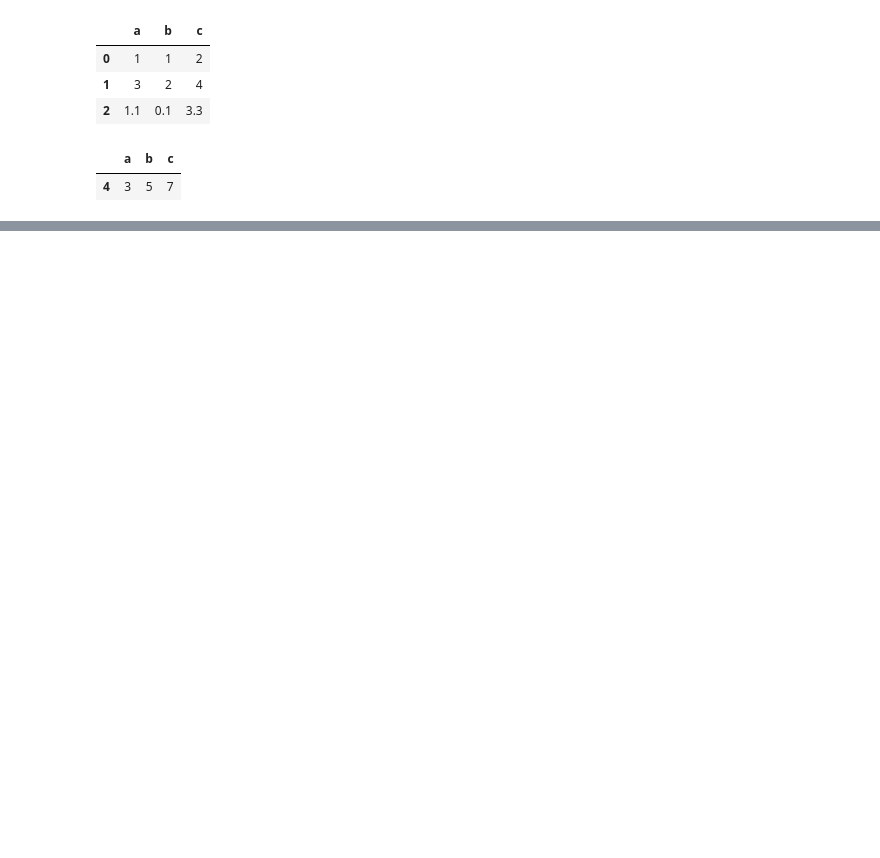
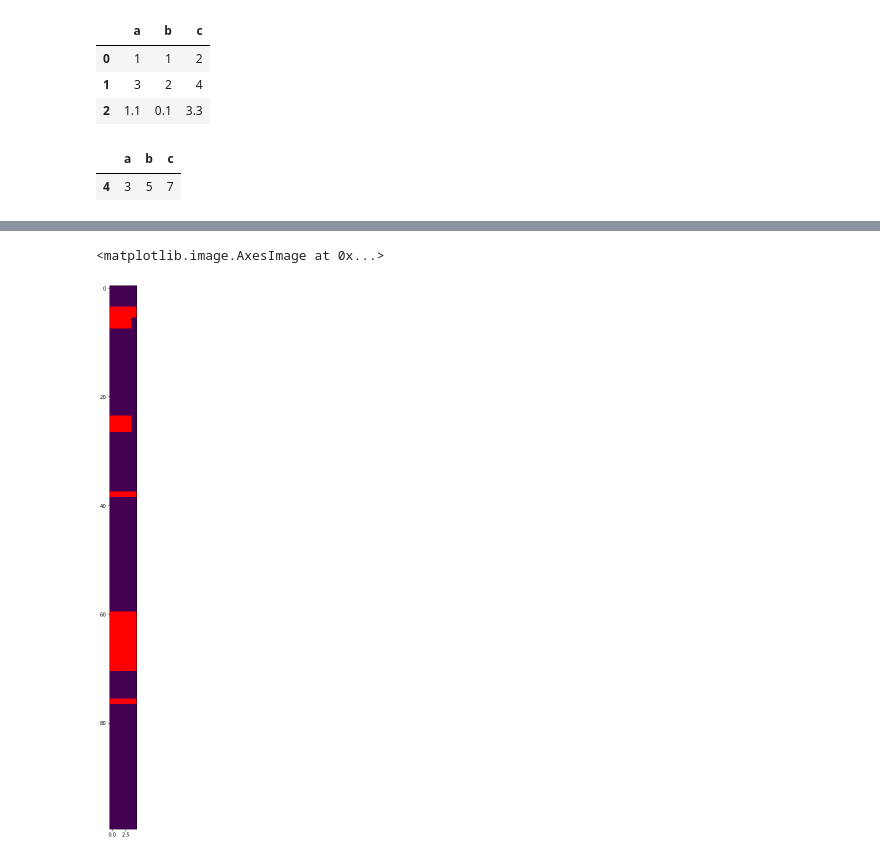
Before and after one commit to shevious/webstudy, a Jupyter notebook: deep/water/pdtest.ipynb, the cells around one changed output, grey strips where cells are left out. Drawn from its saved outputs; the diff is of its cells as text; code cells hidden in the pictures; blank space fills up the shorter version.

```diff
--- a/deep/water/pdtest.ipynb
+++ b/deep/water/pdtest.ipynb
@@ -580,0 +1028,2 @@ for key, rows in g:
+# %%
+group = df6.groupby(cum)
@@ -580,0 +1062,11 @@ for key, rows in g:
+# %%
+nan = True
+
+last_i = -1
+for i in range(8760):
+    if nan and (not is_nan[i]):
+        print('i =', i, is_nan[i])
+        nan = False
+    elif (not nan) and is_nan[i]:
+        print('i =', i, is_nan[i], nan)
+        nan = True
@@ -580,0 +1229,8 @@ for key, rows in g:
+# %%
+n_block = 10
+data = block
+for i in range(1, n_block):
+    data = np.concatenate((data, block))
+    #data.append(block)
+    #data = np.append(data, block, axis=1)
+print(data)
@@ -580,0 +1346,12 @@ for key, rows in g:
+# %%
+# miss data pattern creation
+data = df.to_numpy()
+
+MissData.save(data, max_tseq=100)
+print(data.shape)
+
+# create miss data
+miss_data = MissData(load_dir='save')
+org_data = np.zeros(shape=(100,5))
+data_x = miss_data.make_missdata(org_data, missrate=0.2)
+data_x
@@ -580,0 +1378,11 @@ for key, rows in g:
+# %%
+import matplotlib
+import matplotlib.pyplot as plt
+import copy
+current_cmap = copy.copy(matplotlib.cm.get_cmap())
+current_cmap.set_bad(color='red')
+plt.figure(figsize=(10,20))
+plt.imshow(data_x)
+# %% [output]
+<matplotlib.image.AxesImage at 0x...>
+[figure, added]
```
Also changed, not shown: parts of 76 cells of this notebook, 2 other files.
